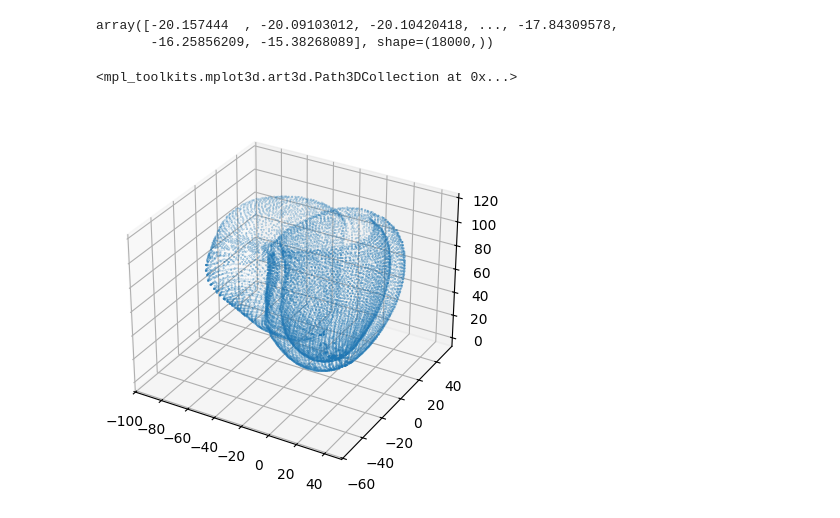
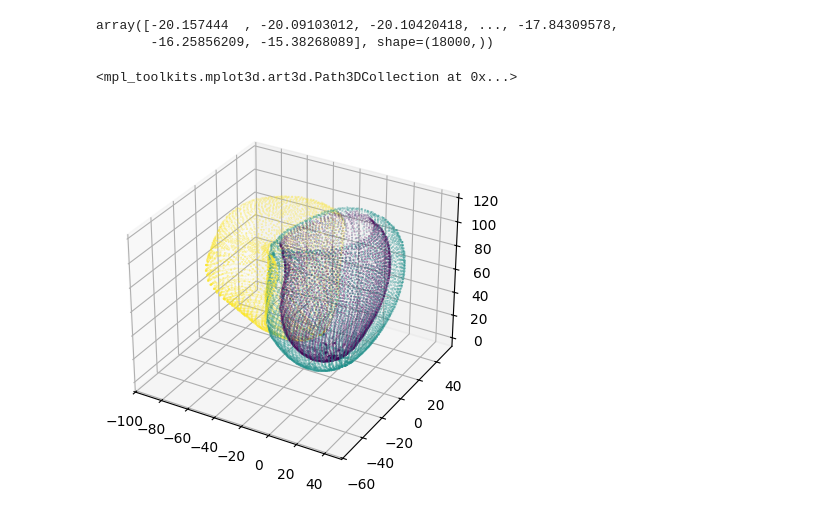
Before and after one commit to emilynurden/myocardial-infarction-predictions, a Jupyter notebook: notebooks:/data_exploration.ipynb, the cells around one changed output. Cells and saved outputs as stored; diff of their text form; code cells hidden in the pictures.

```diff
--- a/notebooks:/data_exploration.ipynb
+++ b/notebooks:/data_exploration.ipynb
@@ -137,14 +137,16 @@ array([-20.157444  , -20.09103012, -20.10420418, ..., -17.84309578,
 # %%
 # Plotting a point cloud
 fig = plt.figure()
 ax = plt.axes(projection='3d')
 
 xs = geometry0[0,:,0]
 ys = geometry0[0,:,1]
 zs = geometry0[0,:,2]
-#heart_part = geometry0[0,:,3]
+heart_part = geometry0[0,:,3]
 
-ax.scatter3D(xs,ys,zs, s = 0.05)
+# cdict = {0: 'red', 1: 'blue', 2: 'green'}
+
+ax.scatter3D(xs,ys,zs, s = 0.05, c = heart_part)
 # %% [output]
 <mpl_toolkits.mplot3d.art3d.Path3DCollection at 0x...>
-[figure, old version]
+[figure, new version]
```
